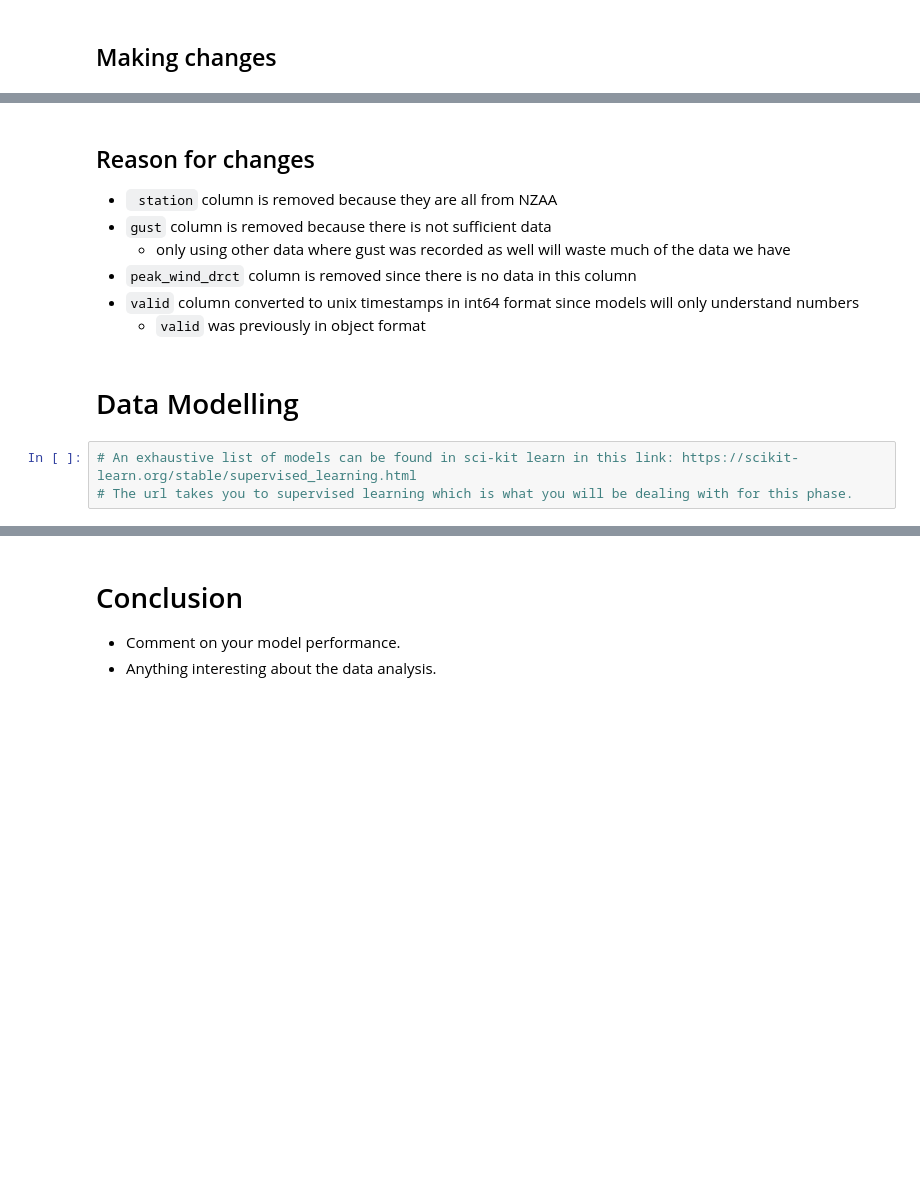
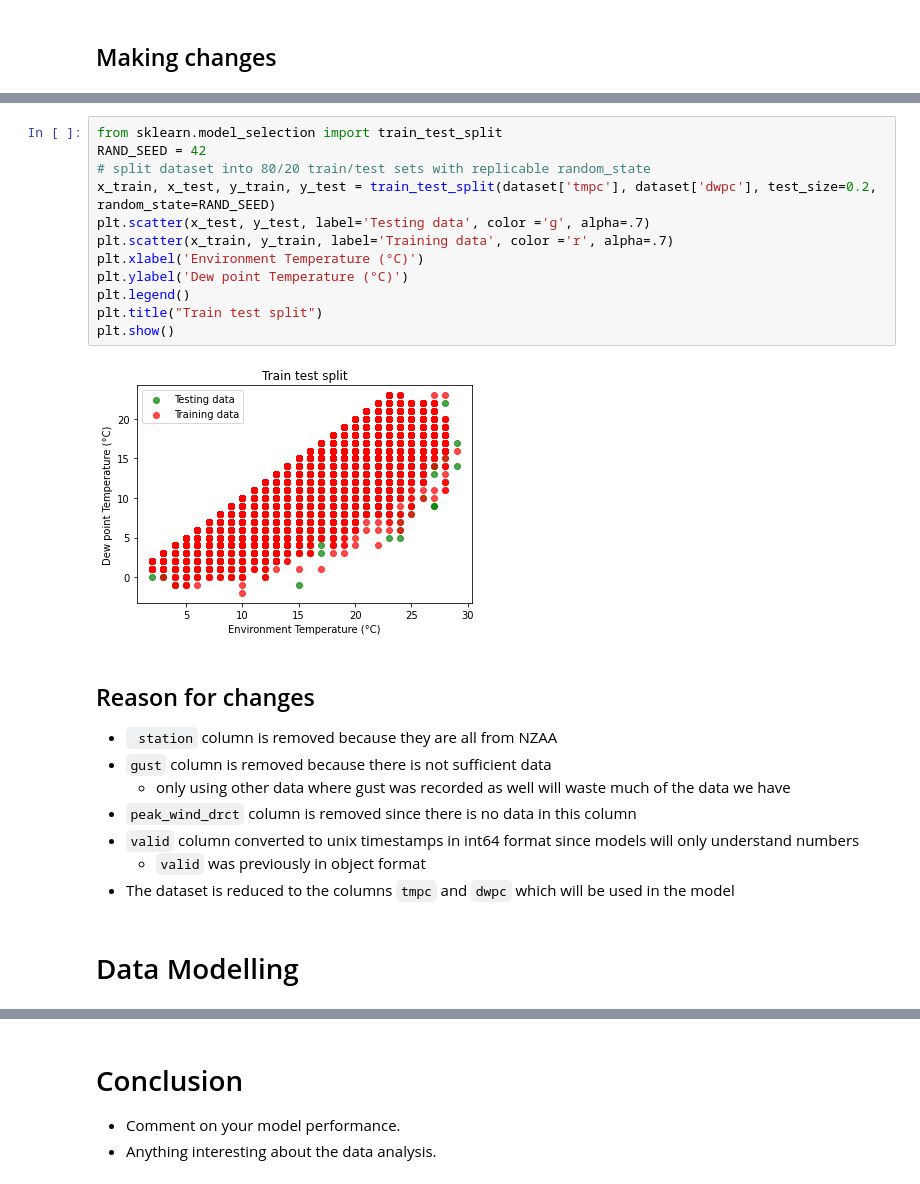
Before and after one commit to BraveNewWord/msa-phase-2, a Jupyter notebook: data-science-module/submission.ipynb, the cells around one changed output, grey strips where cells are left out. Drawn from its saved outputs; the diff is of its cells as text; blank space fills up the shorter version.

```diff
--- a/data-science-module/submission.ipynb
+++ b/data-science-module/submission.ipynb
@@ -114,3 +104,17 @@ Test set size: 103715
+# %%
+from sklearn.model_selection import train_test_split
+RAND_SEED = 42
+# split dataset into 80/20 train/test sets with replicable random_state
+x_train, x_test, y_train, y_test = train_test_split(dataset['tmpc'], dataset['dwpc'], test_size=0.2, random_state=RAND_SEED)
+plt.scatter(x_test, y_test, label='Testing data', color ='g', alpha=.7)
+plt.scatter(x_train, y_train, label='Training data', color ='r', alpha=.7)
+plt.xlabel('Environment Temperature (°C)')
+plt.ylabel('Dew point Temperature (°C)')
+plt.legend()
+plt.title("Train test split")
+plt.show()
+# %% [output]
+[figure, added]
 # %% [markdown]
 ## Reason for changes
 - ` station` column is removed because they are all from NZAA
@@ -119,8 +123,6 @@ Test set size: 103715
 - `peak_wind_drct` column is removed since there is no data in this column
 - `valid` column converted to unix timestamps in int64 format since models will only understand numbers
     - `valid` was previously in object format
+- The dataset is reduced to the columns `tmpc` and `dwpc` which will be used in the model
 # %% [markdown]
 # Data Modelling
-# %%
-# An exhaustive list of models can be found in sci-kit learn in this link: https://scikit-learn.org/stable/supervised_learning.html
-# The url takes you to supervised learning which is what you will be dealing with for this phase.
```
Also changed, not shown: parts of 6 cells of this notebook.
